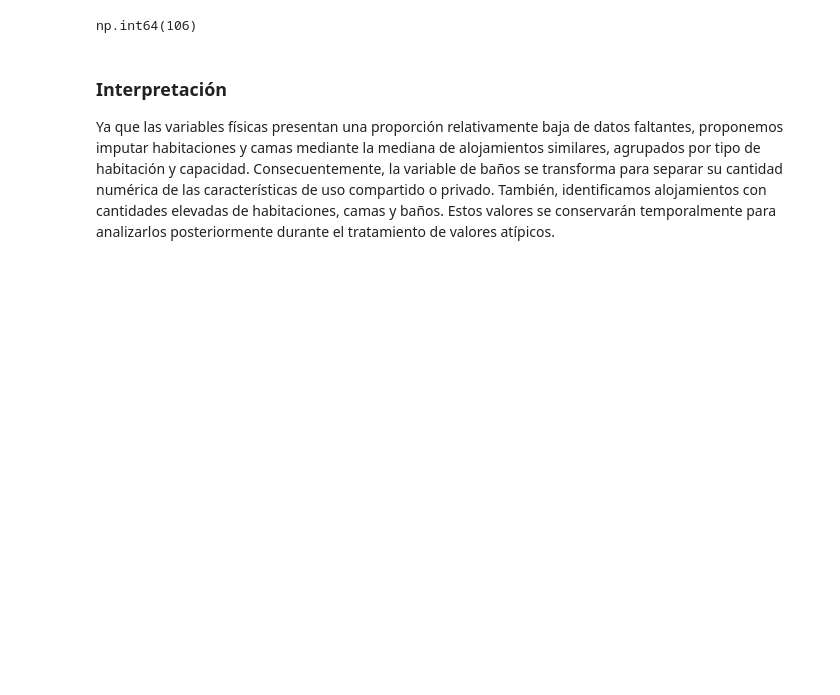
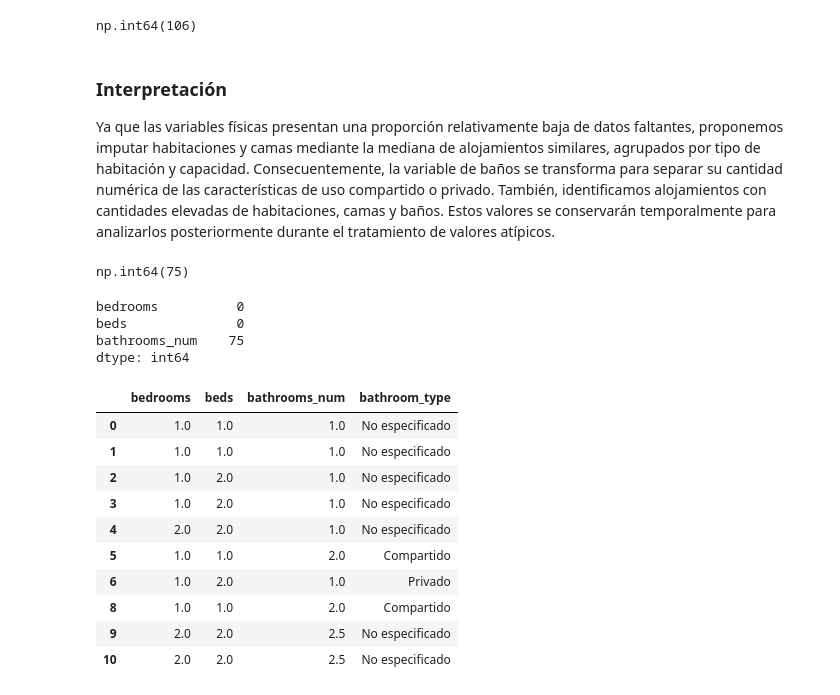
Before and after one commit to JhoJaRa-Art/Proyecto2_NewOrleans, a Jupyter notebook: Etapa2_Limpieza/notebooks/Limpieza_NewOrleans.ipynb, the cells around one changed output. Saved outputs shown, nothing was run; the diff lists cells and outputs as text; code cells hidden in the pictures; blank space fills up the shorter version.

Commit message:
Etapa 2: Tratamiento de Bedrooms y Beds 2.0

```diff
--- a/Etapa2_Limpieza/notebooks/Limpieza_NewOrleans.ipynb
+++ b/Etapa2_Limpieza/notebooks/Limpieza_NewOrleans.ipynb
@@ -384,3 +384,19 @@ La variable "bathrooms_text" contiene tanto la cantidad de baños como informaci
 df_precio["bathrooms_num"] = pd.to_numeric(
     df_precio["bathrooms_text"].str.extract(r"(\d+\.?\d*)")[0],
     errors="coerce")
+# %%
+df_precio["bathroom_type"] = "No especificado"
+
+df_precio.loc[
+    df_precio["bathrooms_text"].str.contains("shared", case=False, na=False),
+    "bathroom_type"] = "Compartido"
+
+df_precio.loc[
+    df_precio["bathrooms_text"].str.contains("private", case=False, na=False),
+    "bathroom_type"] = "Privado"
+
+df_precio.loc[
+    df_precio["bathrooms_text"].isna(),
+    "bathroom_type"] = "Desconocido"
+
+df_precio["bathroom_type"].value_counts()
@@ -399,3 +422,35 @@ np.int64(106)
 ### Interpretación
 
 Ya que las variables físicas presentan una proporción relativamente baja de datos faltantes, proponemos imputar habitaciones y camas mediante la mediana de alojamientos similares, agrupados por tipo de habitación y capacidad. Consecuentemente, la variable de baños se transforma para separar su cantidad numérica de las características de uso compartido o privado. También, identificamos alojamientos con cantidades elevadas de habitaciones, camas y baños. Estos valores se conservarán temporalmente para analizarlos posteriormente durante el tratamiento de valores atípicos.
+# %%
+df_precio["bathrooms_imputado"] = (
+    df_precio["bathrooms_num"].isna().astype(int))
+# %%
+df_precio["bathrooms_num"] = df_precio["bathrooms_num"].fillna(
+    df_precio.groupby(["room_type", "bedrooms"])["bathrooms_num"].transform("median"))
+# %%
+df_precio["bathrooms_num"].isnull().sum()
+# %% [output]
+np.int64(75)
+# %%
+df_precio[["bedrooms", "beds", "bathrooms_num"]].isnull().sum()
+# %% [output]
+bedrooms          0
+beds              0
+bathrooms_num    75
+dtype: int64
+# %%
+df_precio[
+    ["bedrooms", "beds", "bathrooms_num", "bathroom_type"]].head(10)
+# %% [output]
+|  | bedrooms | beds | bathrooms_num | bathroom_type |
+| 0 | 1.0 | 1.0 | 1.0 | No especificado |
+| 1 | 1.0 | 1.0 | 1.0 | No especificado |
+| 2 | 1.0 | 2.0 | 1.0 | No especificado |
+| 3 | 1.0 | 2.0 | 1.0 | No especificado |
+| 4 | 2.0 | 2.0 | 1.0 | No especificado |
+| 5 | 1.0 | 1.0 | 2.0 | Compartido |
+| 6 | 1.0 | 2.0 | 1.0 | Privado |
+| 8 | 1.0 | 1.0 | 2.0 | Compartido |
+| 9 | 2.0 | 2.0 | 2.5 | No especificado |
+| 10 | 2.0 | 2.0 | 2.5 | No especificado |
```
Also changed, not shown: parts of 1 cell of this notebook.
